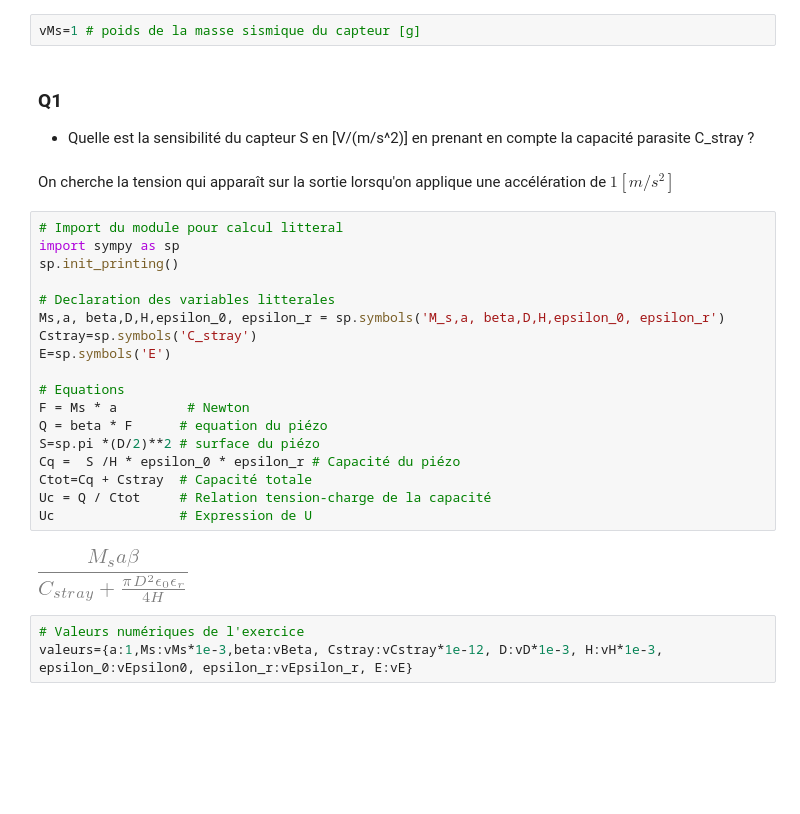
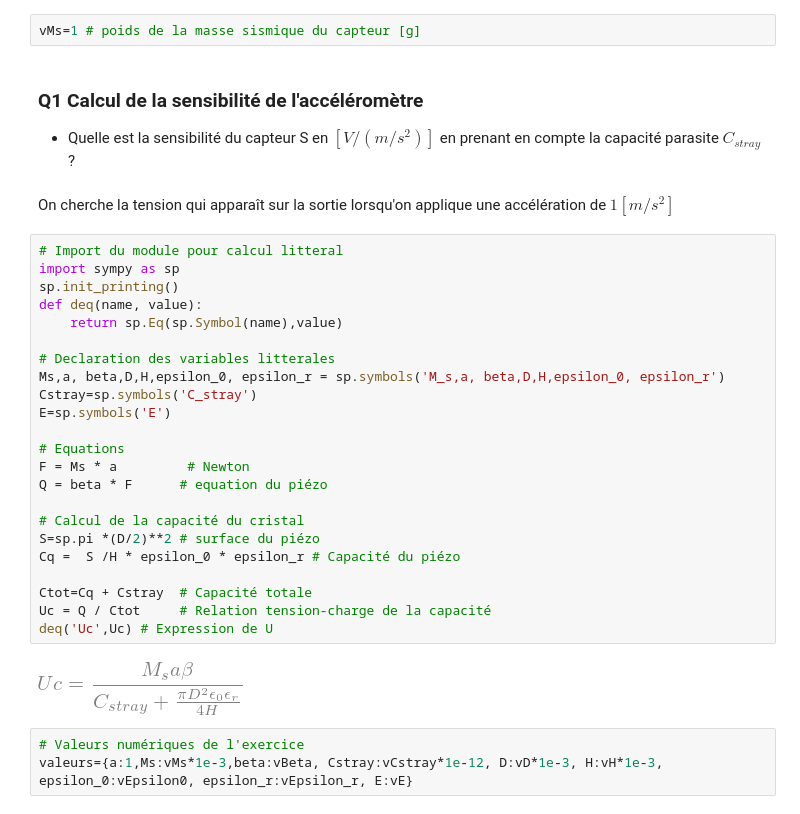
Before and after one commit to nicollerat/hevs-doc-instrumentation, a Jupyter notebook: python/ex_accelerometre_piezo_sol.ipynb, the cells around one changed output. Saved outputs shown, nothing was run; the diff lists cells and outputs as text; blank space fills up the shorter version.

```diff
--- a/python/ex_accelerometre_piezo_sol.ipynb
+++ b/python/ex_accelerometre_piezo_sol.ipynb
@@ -29,30 +31,35 @@ L'accéléromètre mesure une accélération subie par la masse sismique $M_s$ q
 # %%
 vMs=1 # poids de la masse sismique du capteur [g]
 # %% [markdown]
-### Q1
-- Quelle est la sensibilité du capteur S en [V/(m/s^2)] en prenant en compte la capacité parasite C_stray ?
+### Q1 Calcul de la sensibilité de l'accéléromètre
+- Quelle est la sensibilité du capteur S en $[V/(m/s^2)]$ en prenant en compte la capacité parasite $C_{stray}$ ?
 # %% [markdown]
 On cherche la tension qui apparaît sur la sortie lorsqu'on applique une accélération de $1[m/s^2]$
 # %%
 # Import du module pour calcul litteral
 import sympy as sp
 sp.init_printing()
+def deq(name, value):
+    return sp.Eq(sp.Symbol(name),value)
 
 # Declaration des variables litterales
 Ms,a, beta,D,H,epsilon_0, epsilon_r = sp.symbols('M_s,a, beta,D,H,epsilon_0, epsilon_r')
 Cstray=sp.symbols('C_stray')
 E=sp.symbols('E')
 
 # Equations
 F = Ms * a         # Newton
 Q = beta * F      # equation du piézo
+
+# Calcul de la capacité du cristal
 S=sp.pi *(D/2)**2 # surface du piézo
 Cq =  S /H * epsilon_0 * epsilon_r # Capacité du piézo
+
 Ctot=Cq + Cstray  # Capacité totale
 Uc = Q / Ctot     # Relation tension-charge de la capacité
-Uc                # Expression de U
+deq('Uc',Uc) # Expression de U
 # %% [output]
-[figure, old version]
+[figure, new version]
 # %%
 # Valeurs numériques de l'exercice
 valeurs={a:1,Ms:vMs*1e-3,beta:vBeta, Cstray:vCstray*1e-12, D:vD*1e-3, H:vH*1e-3, epsilon_0:vEpsilon0, epsilon_r:vEpsilon_r, E:vE}
```
Also changed, not shown: parts of 15 cells of this notebook, 1 other file.
